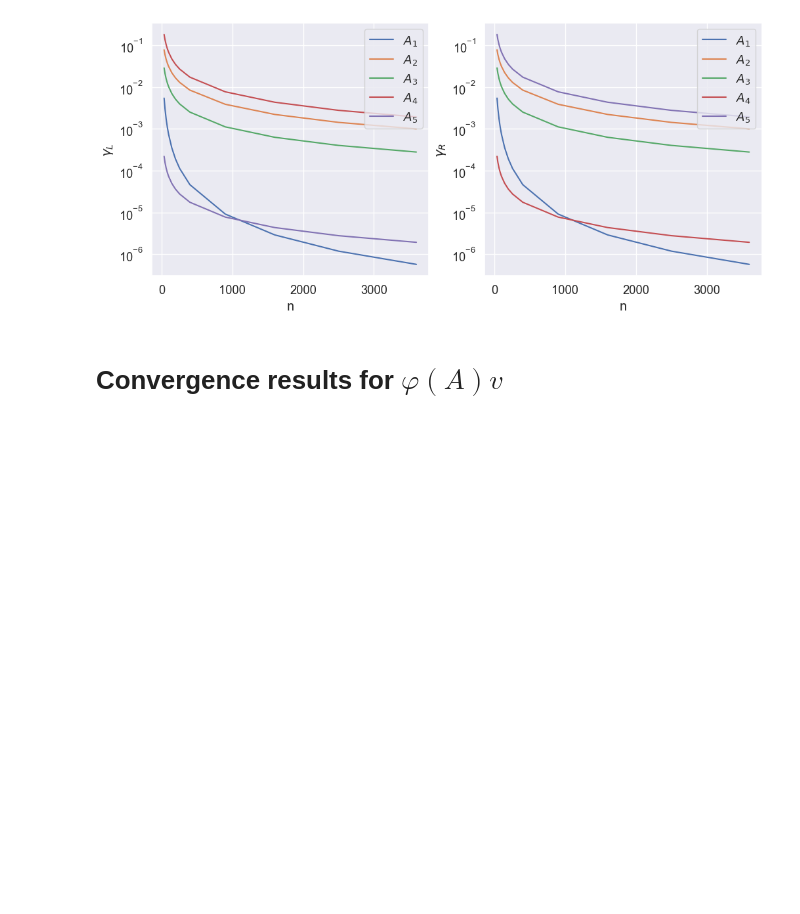
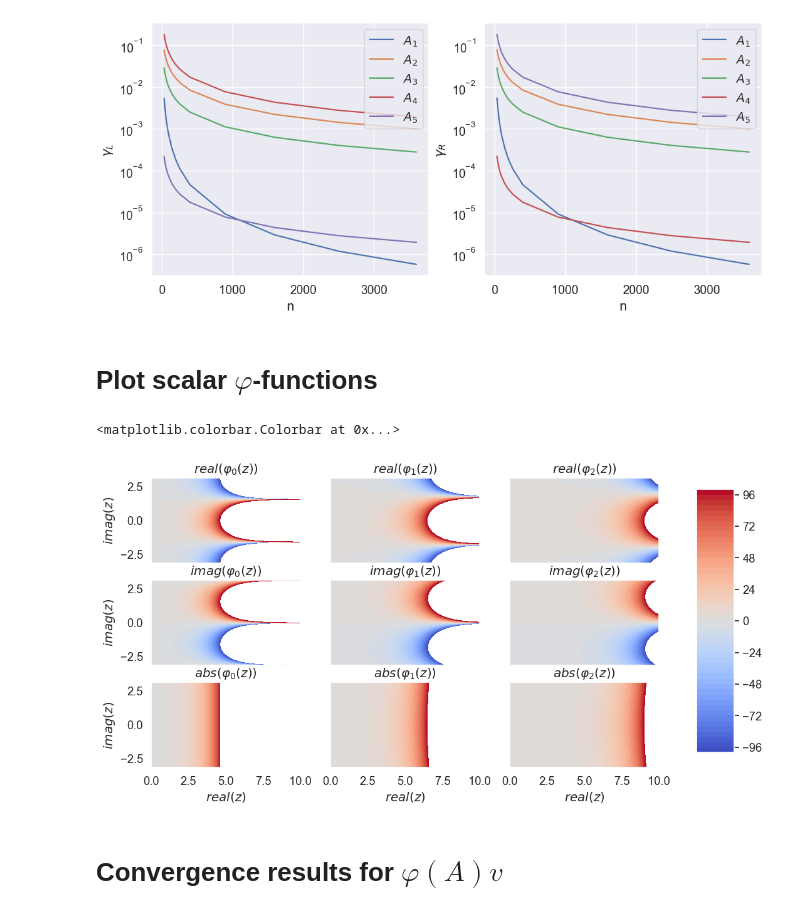
Before and after one commit to sprmsv/KAMF, a Jupyter notebook: experiments.ipynb, the cells around one changed output. Cells and saved outputs as stored; diff of their text form; code cells hidden in the pictures; blank space fills up the shorter version.

```diff
--- a/experiments.ipynb
+++ b/experiments.ipynb
@@ -75,3 +75,5 @@ for ax in axs:
     ax.legend()
 # %% [output]
 [figure]
+# %% [markdown]
+# Plot scalar $\varphi$-functions
@@ -78,3 +82,38 @@ for ax in axs:
+# %%
+a = np.linspace(0, 10, 101)
+b = np.linspace(-np.pi, np.pi, 101)
+a, b = np.meshgrid(a, b)
+z = a + 1j * b
+
+ps = [0, 1, 2]
+levels = np.linspace(-100, +100, 51)
+
+fig, axs = plt.subplots(nrows=3, ncols=len(ps), figsize=(12, 6), sharey=True, sharex=True)
+for idx, p in enumerate(ps):
+    phi = Phi(p=p)
+    r = phi.scalar(z)
+
+    h0 = axs[0, idx].contourf(z.real, z.imag, r.real, levels=levels, cmap='coolwarm')
+    h1 = axs[1, idx].contourf(z.real, z.imag, r.imag, levels=levels, cmap='coolwarm')
+    h1 = axs[2, idx].contourf(z.real, z.imag, np.abs(r), levels=levels, cmap='coolwarm')
+    axs[0, idx].set(title=f'$real(\\varphi_{phi.p}(z))$')
+    axs[1, idx].set(title=f'$imag(\\varphi_{phi.p}(z))$')
+    axs[2, idx].set(title=f'$abs(\\varphi_{phi.p}(z))$')
+
+for ax in axs[-1, :]:
+    ax.set(xlabel='$real(z)$')
+for ax in axs[:, 0]:
+    ax.set(ylabel='$imag(z)$')
+for ax in axs.flat:
+    ax.grid(False)
+    ax.set(facecolor='white')
+
+fig.subplots_adjust(right=0.8)
+cbar_ax = fig.add_axes([0.85, 0.15, 0.05, 0.7])
+fig.colorbar(h0, cax=cbar_ax)
+# %% [output]
+<matplotlib.colorbar.Colorbar at 0x...>
+[figure, added]
 # %% [markdown]
 # Convergence results for $\varphi(A)v$
 # %% [markdown]
```
Also changed, not shown: parts of 4 cells of this notebook, 12 other files.
